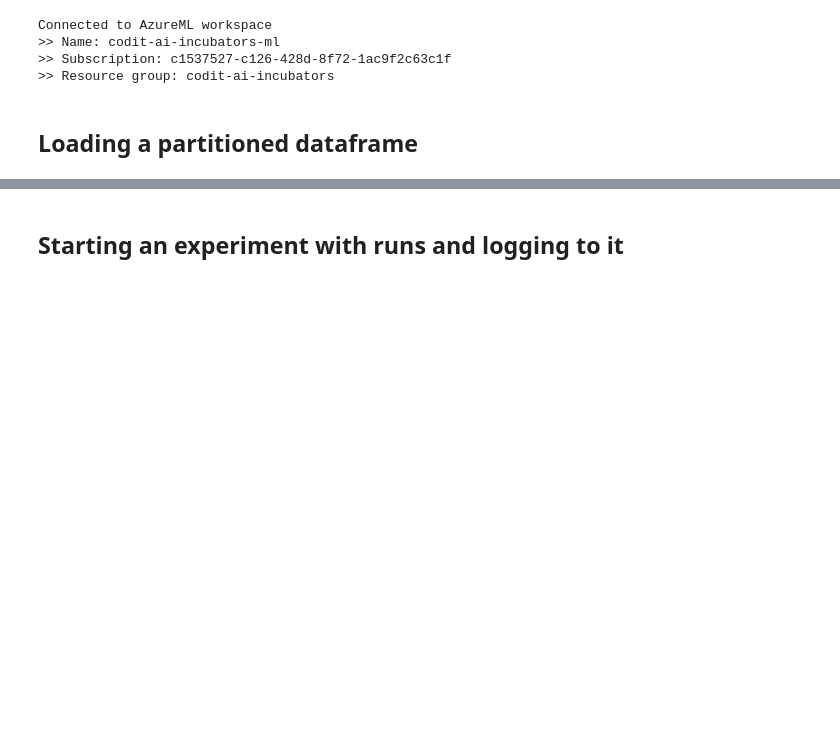
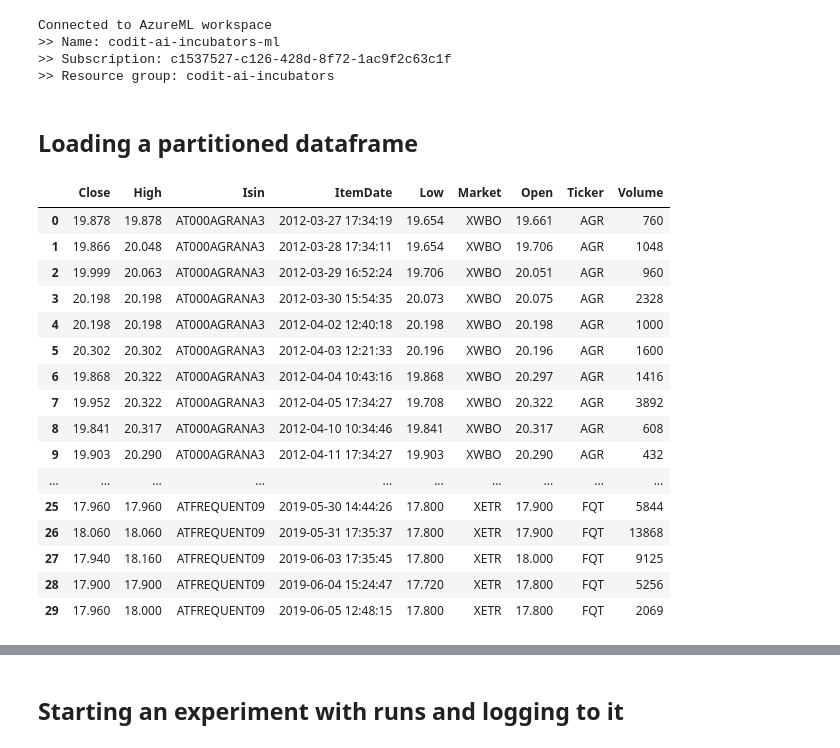
Before and after one commit to arcus-azure/arcus.azureml, a Jupyter notebook: samples/aml_environment.ipynb, the cells around one changed output, grey strips where cells are left out. Cells and saved outputs as stored; diff of their text form; code cells hidden in the pictures; blank space fills up the shorter version.

```diff
--- a/samples/aml_environment.ipynb
+++ b/samples/aml_environment.ipynb
@@ -27,4 +27,4 @@ Connected to AzureML workspace
 # %% [markdown]
 ## Loading a partitioned dataframe
 # %%
-#partition_df = work_env.load_tabular_partition('test-partitioning/stock_AT*', columns=['Close', 'High', 'Isin', 'ItemDate', 'Low', 'Market', 'Open', 'Ticker', 'Volume'])
+partition_df = work_env.load_tabular_partition('test-partitioning/stock_AT*', columns=['Close', 'High', 'Isin', 'ItemDate', 'Low', 'Market', 'Open', 'Ticker', 'Volume'])
@@ -32,0 +31,20 @@ Connected to AzureML workspace
+# %%
+display(partition_df)
+# %% [output]
+|  | Close | High | Isin | ItemDate | Low | Market | Open | Ticker | Volume |
+| 0 | 19.878 | 19.878 | AT000AGRANA3 | 2012-03-27 17:34:19 | 19.654 | XWBO | 19.661 | AGR | 760 |
+| 1 | 19.866 | 20.048 | AT000AGRANA3 | 2012-03-28 17:34:11 | 19.654 | XWBO | 19.706 | AGR | 1048 |
+| 2 | 19.999 | 20.063 | AT000AGRANA3 | 2012-03-29 16:52:24 | 19.706 | XWBO | 20.051 | AGR | 960 |
+| 3 | 20.198 | 20.198 | AT000AGRANA3 | 2012-03-30 15:54:35 | 20.073 | XWBO | 20.075 | AGR | 2328 |
+| 4 | 20.198 | 20.198 | AT000AGRANA3 | 2012-04-02 12:40:18 | 20.198 | XWBO | 20.198 | AGR | 1000 |
+| 5 | 20.302 | 20.302 | AT000AGRANA3 | 2012-04-03 12:21:33 | 20.196 | XWBO | 20.196 | AGR | 1600 |
+| 6 | 19.868 | 20.322 | AT000AGRANA3 | 2012-04-04 10:43:16 | 19.868 | XWBO | 20.297 | AGR | 1416 |
+| 7 | 19.952 | 20.322 | AT000AGRANA3 | 2012-04-05 17:34:27 | 19.708 | XWBO | 20.322 | AGR | 3892 |
+| 8 | 19.841 | 20.317 | AT000AGRANA3 | 2012-04-10 10:34:46 | 19.841 | XWBO | 20.317 | AGR | 608 |
+| 9 | 19.903 | 20.290 | AT000AGRANA3 | 2012-04-11 17:34:27 | 19.903 | XWBO | 20.290 | AGR | 432 |
+| ... | ... | ... | ... | ... | ... | ... | ... | ... | ... |
+| 25 | 17.960 | 17.960 | ATFREQUENT09 | 2019-05-30 14:44:26 | 17.800 | XETR | 17.900 | FQT | 5844 |
+| 26 | 18.060 | 18.060 | ATFREQUENT09 | 2019-05-31 17:35:37 | 17.800 | XETR | 17.900 | FQT | 13868 |
+| 27 | 17.940 | 18.160 | ATFREQUENT09 | 2019-06-03 17:35:45 | 17.800 | XETR | 18.000 | FQT | 9125 |
+| 28 | 17.900 | 17.900 | ATFREQUENT09 | 2019-06-04 15:24:47 | 17.720 | XETR | 17.800 | FQT | 5256 |
+| 29 | 17.960 | 18.000 | ATFREQUENT09 | 2019-06-05 12:48:15 | 17.800 | XETR | 17.800 | FQT | 2069 |
```
Also changed, not shown: parts of 7 cells of this notebook, 7 other files.
